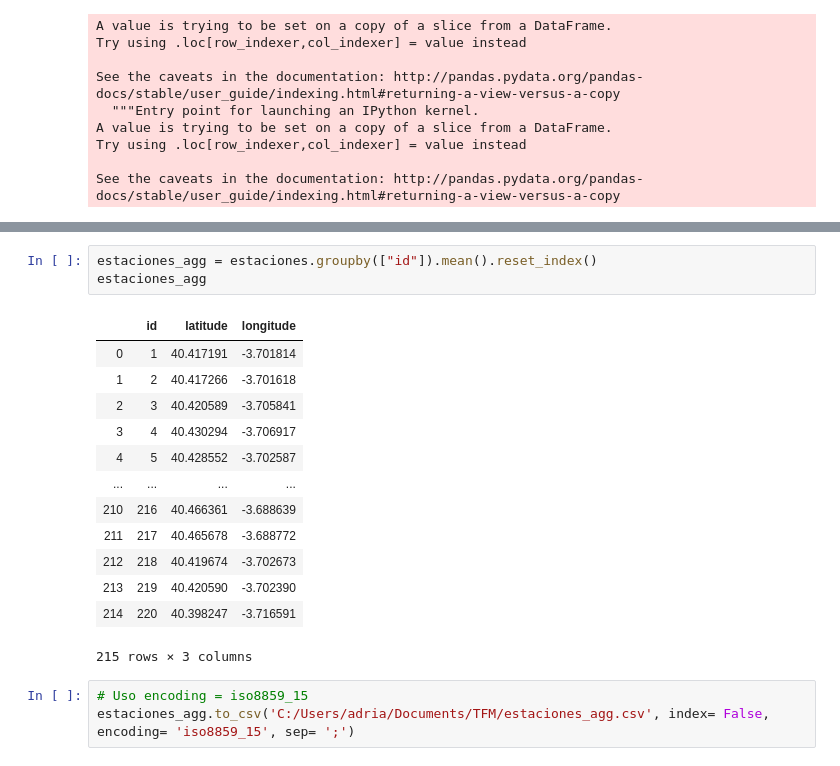
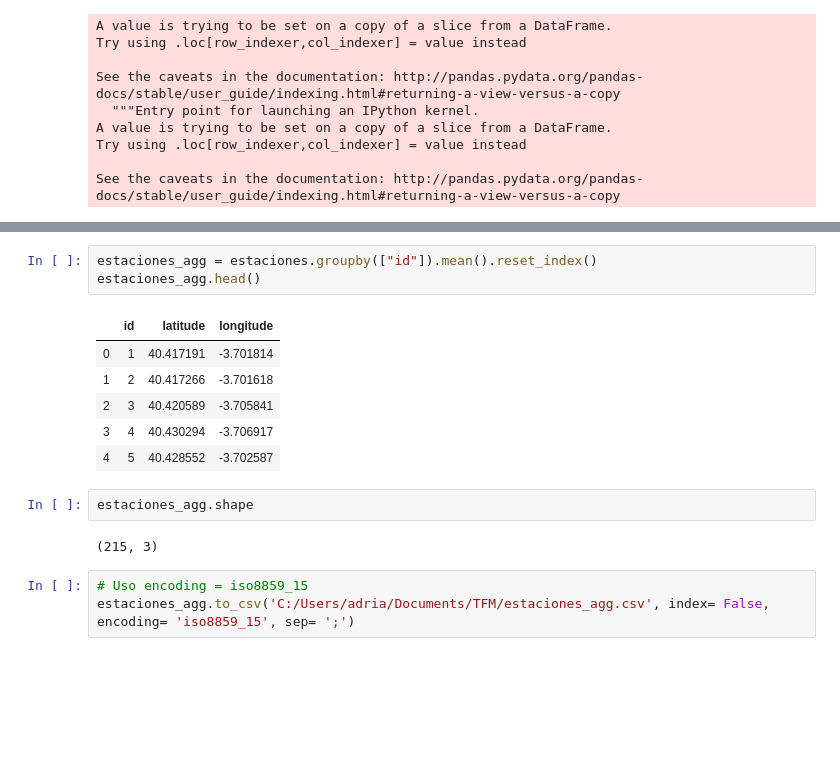
Before and after one commit to AdrianRajoyLopez/Analysis_BiciMAD, a Jupyter notebook: NB_AdrianRajoy_Stations.ipynb, the cells around one changed output, grey strips where cells are left out. Drawn from its saved outputs; the diff is of its cells as text; blank space fills up the shorter version.

```diff
--- a/NB_AdrianRajoy_Stations.ipynb
+++ b/NB_AdrianRajoy_Stations.ipynb
@@ -326,20 +320,17 @@ estaciones
 # %%
 estaciones_agg = estaciones.groupby(["id"]).mean().reset_index()
-estaciones_agg
+estaciones_agg.head()
 # %% [output]
 |  | id | latitude | longitude |
 | 0 | 1 | 40.417191 | -3.701814 |
 | 1 | 2 | 40.417266 | -3.701618 |
 | 2 | 3 | 40.420589 | -3.705841 |
 | 3 | 4 | 40.430294 | -3.706917 |
 | 4 | 5 | 40.428552 | -3.702587 |
-| ... | ... | ... | ... |
-| 210 | 216 | 40.466361 | -3.688639 |
-| 211 | 217 | 40.465678 | -3.688772 |
-| 212 | 218 | 40.419674 | -3.702673 |
-| 213 | 219 | 40.420590 | -3.702390 |
-| 214 | 220 | 40.398247 | -3.716591 |
-215 rows × 3 columns
+# %%
+estaciones_agg.shape
+# %% [output]
+(215, 3)
 # %%
 # Uso encoding = iso8859_15
 estaciones_agg.to_csv('C:/Users/adria/Documents/TFM/estaciones_agg.csv', index= False, encoding= 'iso8859_15', sep= ';')
```
Also changed, not shown: parts of 16 cells of this notebook.
